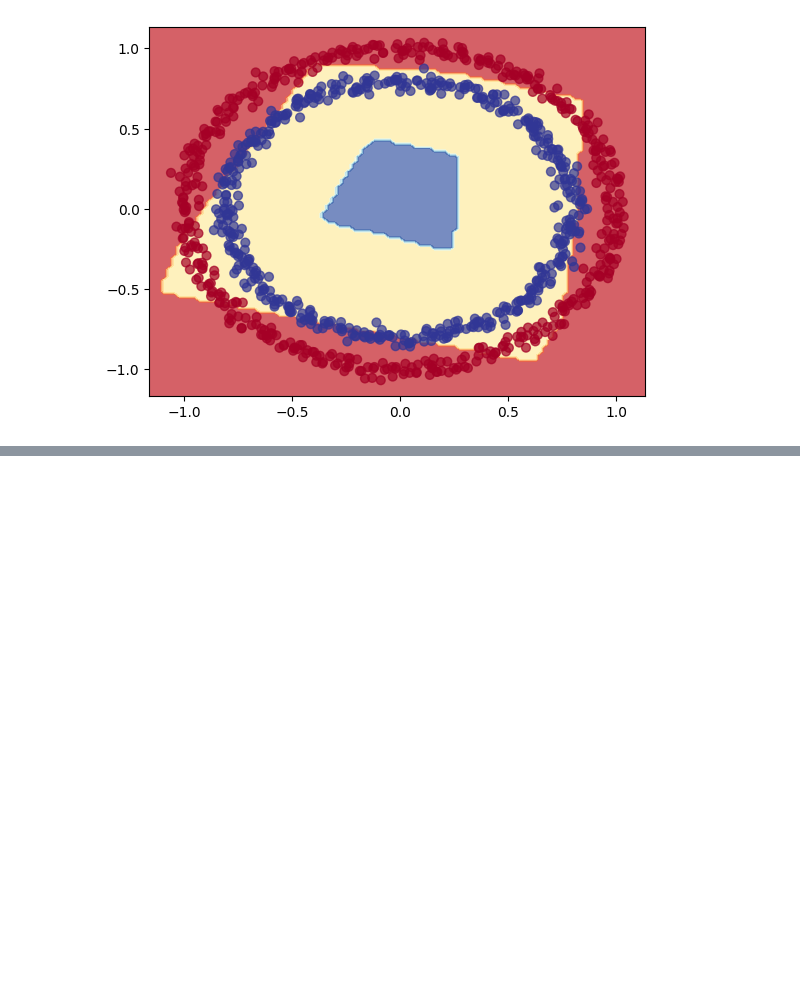
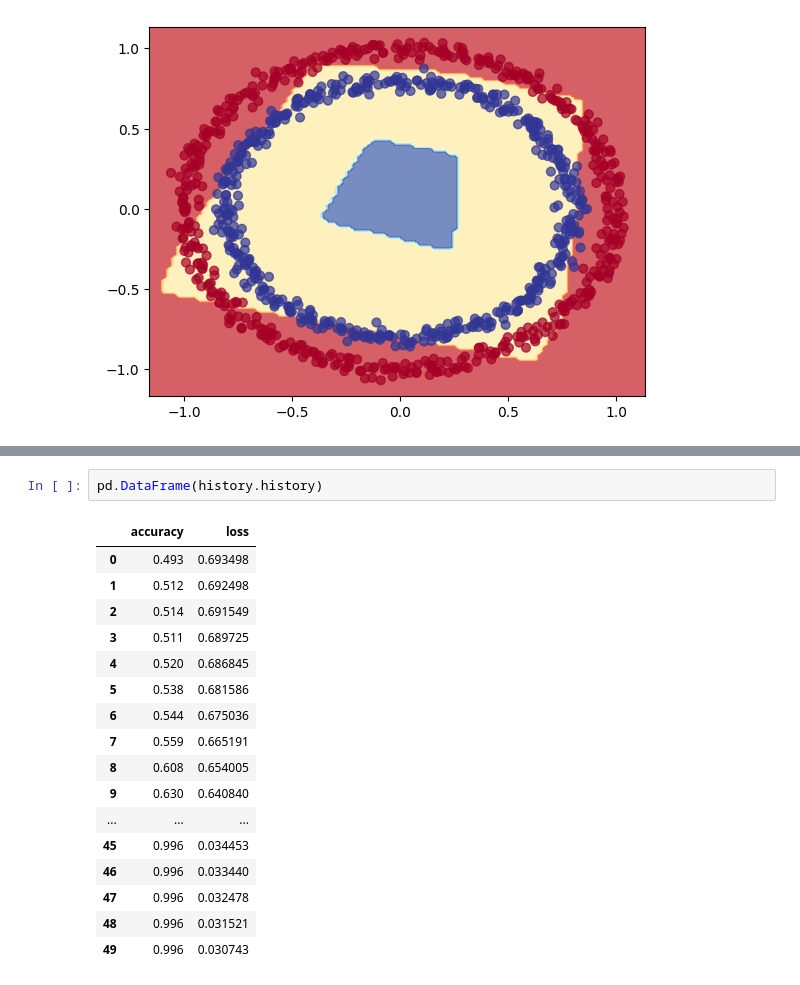
Before and after one commit to Phavour-EBEN/Personal-Deep-Learning-Lessons, a Jupyter notebook: 002_NN_Classification_Tensorflow/002_NN_Classification.ipynb, the cells around one changed output, grey strips where cells are left out. Cells and saved outputs as stored; diff of their text form; blank space fills up the shorter version.

```diff
--- a/002_NN_Classification_Tensorflow/002_NN_Classification.ipynb
+++ b/002_NN_Classification_Tensorflow/002_NN_Classification.ipynb
@@ -226,0 +226,20 @@ Doing binary classifiction
+# %%
+pd.DataFrame(history.history)
+# %% [output]
+|  | accuracy | loss |
+| 0 | 0.493 | 0.693498 |
+| 1 | 0.512 | 0.692498 |
+| 2 | 0.514 | 0.691549 |
+| 3 | 0.511 | 0.689725 |
+| 4 | 0.520 | 0.686845 |
+| 5 | 0.538 | 0.681586 |
+| 6 | 0.544 | 0.675036 |
+| 7 | 0.559 | 0.665191 |
+| 8 | 0.608 | 0.654005 |
+| 9 | 0.630 | 0.640840 |
+| ... | ... | ... |
+| 45 | 0.996 | 0.034453 |
+| 46 | 0.996 | 0.033440 |
+| 47 | 0.996 | 0.032478 |
+| 48 | 0.996 | 0.031521 |
+| 49 | 0.996 | 0.030743 |
```
Also changed, not shown: parts of 3 cells of this notebook.
